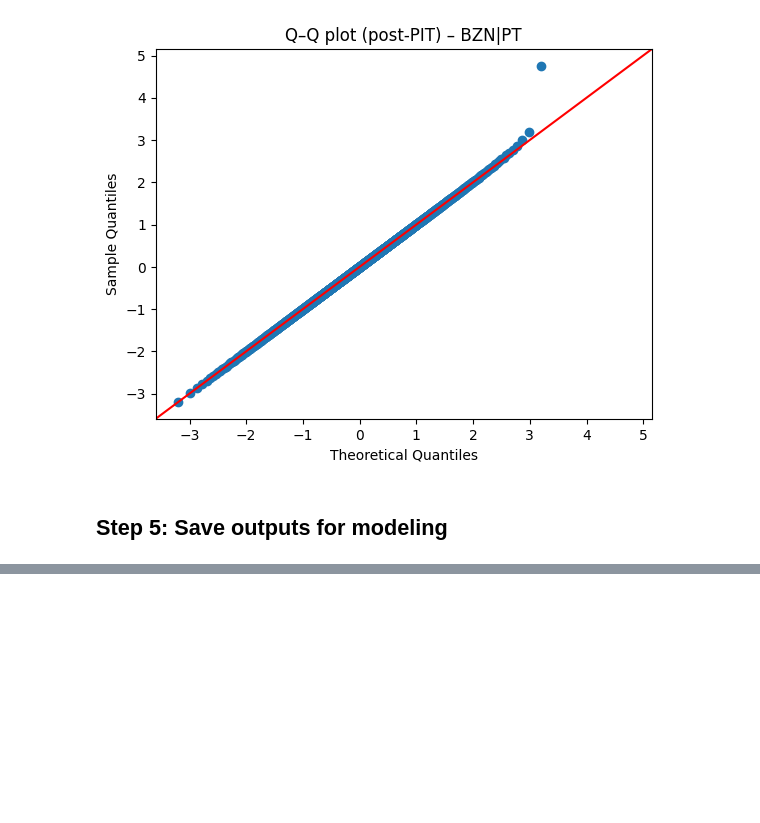
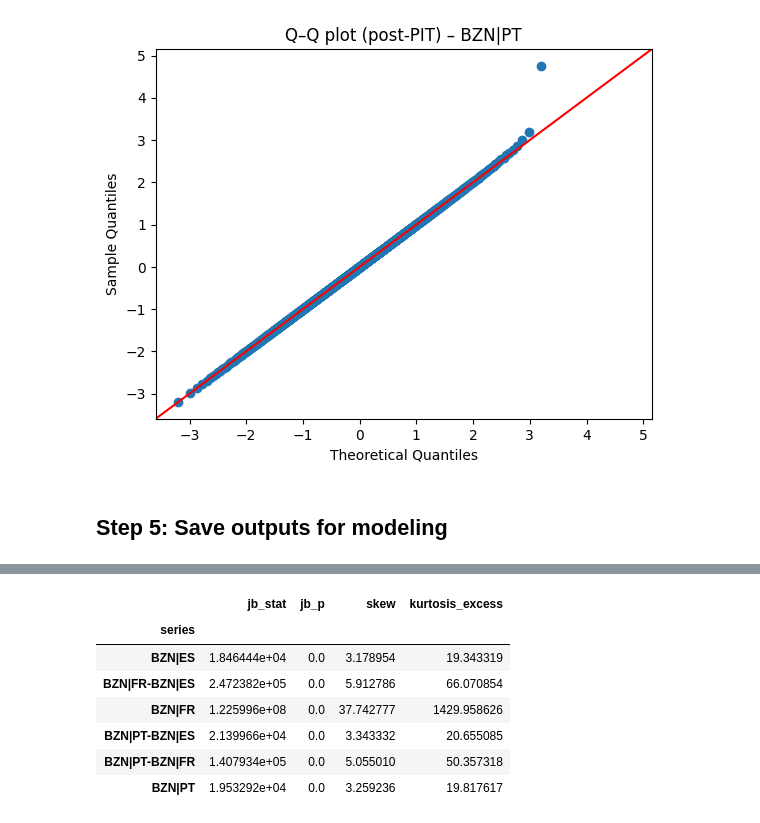
Before and after one commit to franrolotti/volatility-spillovers-methodology, a Jupyter notebook: 02_compute_realized_volatilities.ipynb, the cells around one changed output, grey strips where cells are left out. Cells and saved outputs as stored; diff of their text form; code cells hidden in the pictures; blank space fills up the shorter version.

```diff
--- a/02_compute_realized_volatilities.ipynb
+++ b/02_compute_realized_volatilities.ipynb
@@ -108,18 +115,10 @@ display(option_selector, button)
 [interactive output not drawn]
 Button(button_style='success', description='Load Dataset', icon='check', style=ButtonStyle(), tooltip='Click t…
 # %%
-if option_selector.value == 'europe':
-    # Sort and disambiguate duplicated timestamps caused by DST
-    df = df.sort_values(['Area', 'Start DateTime'])
-    df['dup_rank'] = df.groupby(['Area', 'Start DateTime']).cumcount()
-    df['Start DateTime Unique'] = df['Start DateTime'] + pd.to_timedelta(df['dup_rank'], unit='s')
+# Pivot the dataframe
+df = df.sort_values(['Area', 'Start DateTime'])
+df['Start DateTime Unique'] = df['Start DateTime']
 
-    # Pivot to get prices in wide format (rows = times, columns = markets)
-    df_pivot = df.pivot(index='Start DateTime Unique', columns='Area', values='Day-ahead Price (EUR/MWh)').sort_index()
-    df_pivot.head(5)
-else:
-    df['Start DateTime Unique'] = df['Start DateTime']
-
-    # Pivot to get prices in wide format (rows = times, columns = markets)
-    df_pivot = df.pivot(index='Start DateTime Unique', columns='Area', values='Day-ahead Price (EUR/MWh)').sort_index()
-    df_pivot.head(5)
+# Pivot to get prices in wide format (rows = times, columns = markets)
+df_pivot = df.pivot(index='Start DateTime Unique', columns='Area', values='Day-ahead Price (EUR/MWh)').sort_index()
+df_pivot.head(5)
@@ -403,0 +456,47 @@ ImportError: cannot import name 'phillips_perron' from 'statsmodels.tsa.stattool
+# %%
+# -------------------------------------------------------------------------
+# Robust Jarque–Bera wrapper: works with either statsmodels or scipy
+# -------------------------------------------------------------------------
+try:
+    # statsmodels gives (stat, p, skew, kurtosis)
+    from statsmodels.stats.stattools import jarque_bera as _jb
+    _JB_RETURNS_FOUR = True
+except ImportError:                 # fall back on scipy
+    from scipy.stats import jarque_bera as _jb
+    _JB_RETURNS_FOUR = False
+
+
+def jb_test(df):
+    """
+    Compute Jarque–Bera normality p-values (plus skew & kurtosis when possible)
+    for every column in *df*.  Returns a tidy DataFrame.
+    """
+    records = []
+    for col in df.columns:
+        res = _jb(df[col].dropna())
+        if _JB_RETURNS_FOUR:           # statsmodels
+            jb_stat, jb_p, skew, kurt = res
+        else:                          # scipy (stat, p)
+            jb_stat, jb_p = res
+            skew = kurt = float('nan')  # placeholders
+
+        records.append(
+            dict(series=col, jb_stat=jb_stat, jb_p=jb_p,
+                 skew=skew, kurtosis_excess=kurt)
+        )
+    return (pd.DataFrame(records)
+            .set_index("series")
+            .sort_values("jb_p"))
+
+# === JB normality BEFORE PIT ===========================================
+jb_pre = jb_test(vech_df)
+display(jb_pre)
+# %% [output]
+|  | jb_stat | jb_p | skew | kurtosis_excess |
+| series |  |  |  |  |
+| BZN|ES | 1.846444e+04 | 0.0 | 3.178954 | 19.343319 |
+| BZN|FR-BZN|ES | 2.472382e+05 | 0.0 | 5.912786 | 66.070854 |
+| BZN|FR | 1.225996e+08 | 0.0 | 37.742777 | 1429.958626 |
+| BZN|PT-BZN|ES | 2.139966e+04 | 0.0 | 3.343332 | 20.655085 |
+| BZN|PT-BZN|FR | 1.407934e+05 | 0.0 | 5.055010 | 50.357318 |
+| BZN|PT | 1.953292e+04 | 0.0 | 3.259236 | 19.817617 |
```
Also changed, not shown: parts of 16 cells of this notebook, 1 other file.
